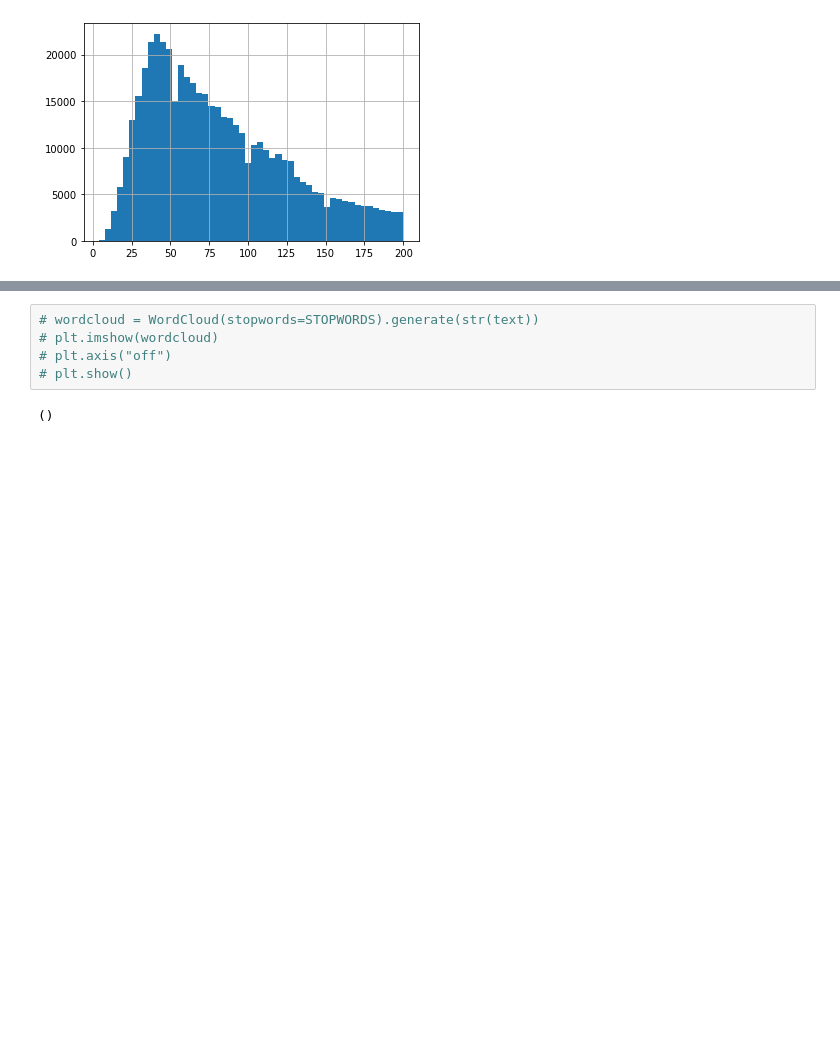
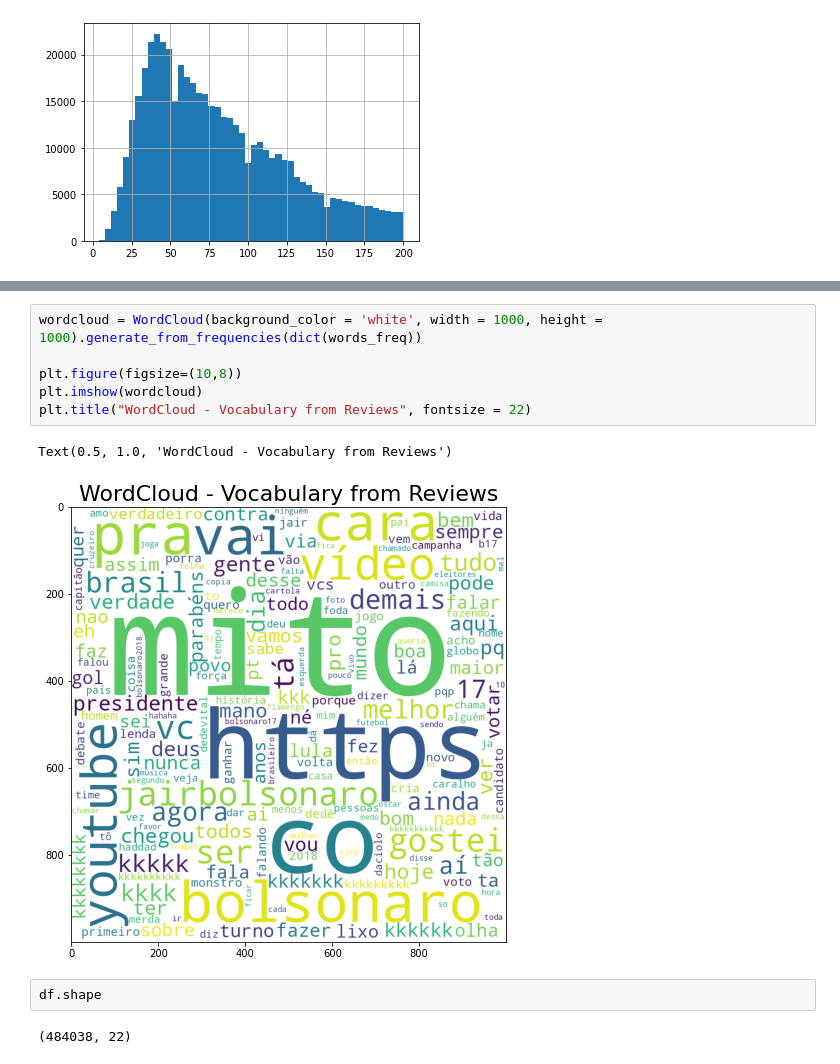
Before and after one commit to waguii/twitterelectionbr, a Jupyter notebook: notebooks/wagner_visualization.ipynb, the cells around one changed output, grey strips where cells are left out. Cells and saved outputs as stored; diff of their text form; blank space fills up the shorter version.

```diff
--- a/notebooks/wagner_visualization.ipynb
+++ b/notebooks/wagner_visualization.ipynb
@@ -91,7 +115,13 @@ df['content_length'].hist(bins=50)
 # %%
-# wordcloud = WordCloud(stopwords=STOPWORDS).generate(str(text))
-# plt.imshow(wordcloud)
-# plt.axis("off")
-# plt.show()
+wordcloud = WordCloud(background_color = 'white', width = 1000, height = 1000).generate_from_frequencies(dict(words_freq))
+
+plt.figure(figsize=(10,8))
+plt.imshow(wordcloud)
+plt.title("WordCloud - Vocabulary from Reviews", fontsize = 22)
 # %% [output]
-()
+Text(0.5, 1.0, 'WordCloud - Vocabulary from Reviews')
+[figure, added]
+# %%
+df.shape
+# %% [output]
+(484038, 22)
```
Also changed, not shown: parts of 6 cells of this notebook, 1 other file.
